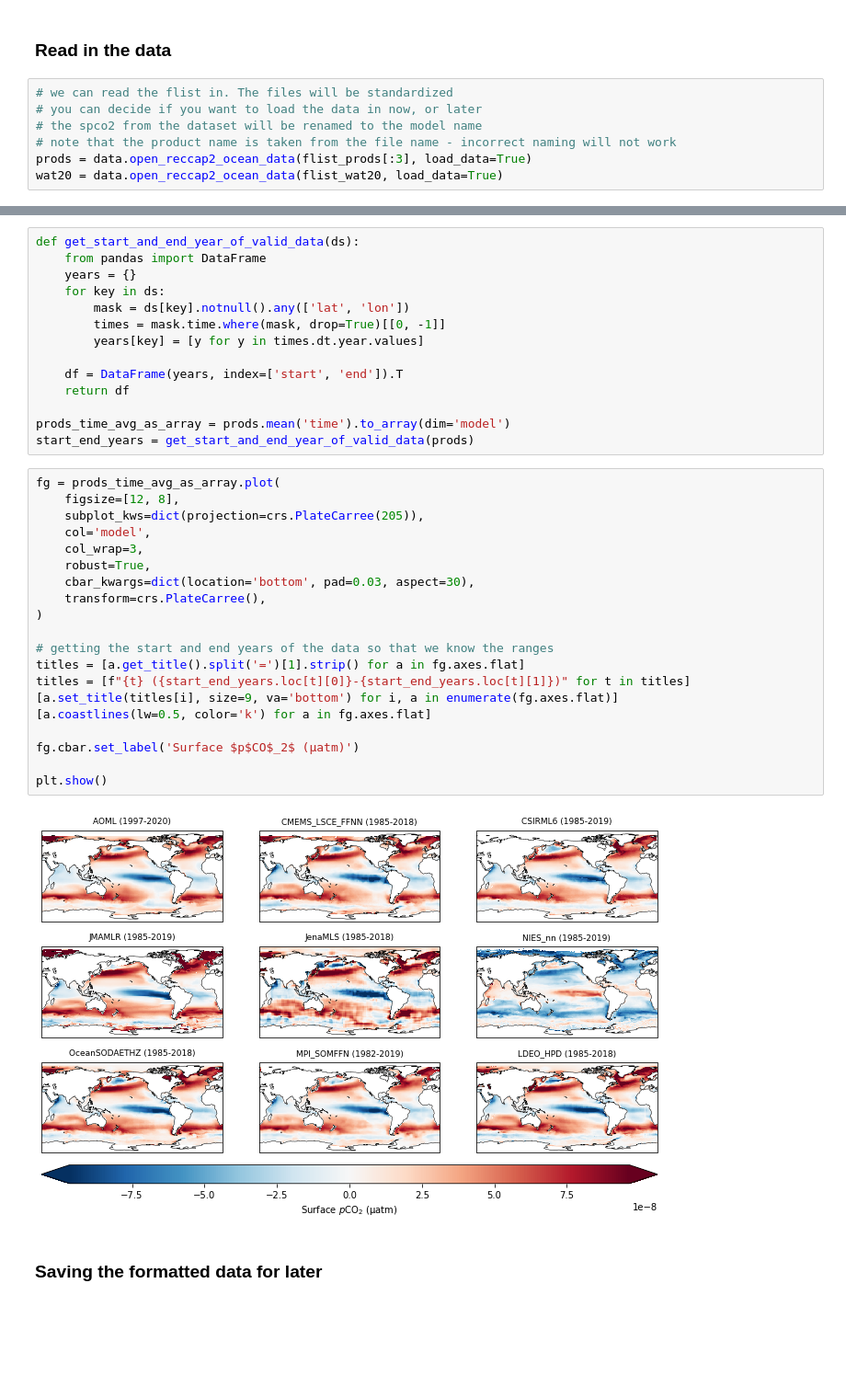
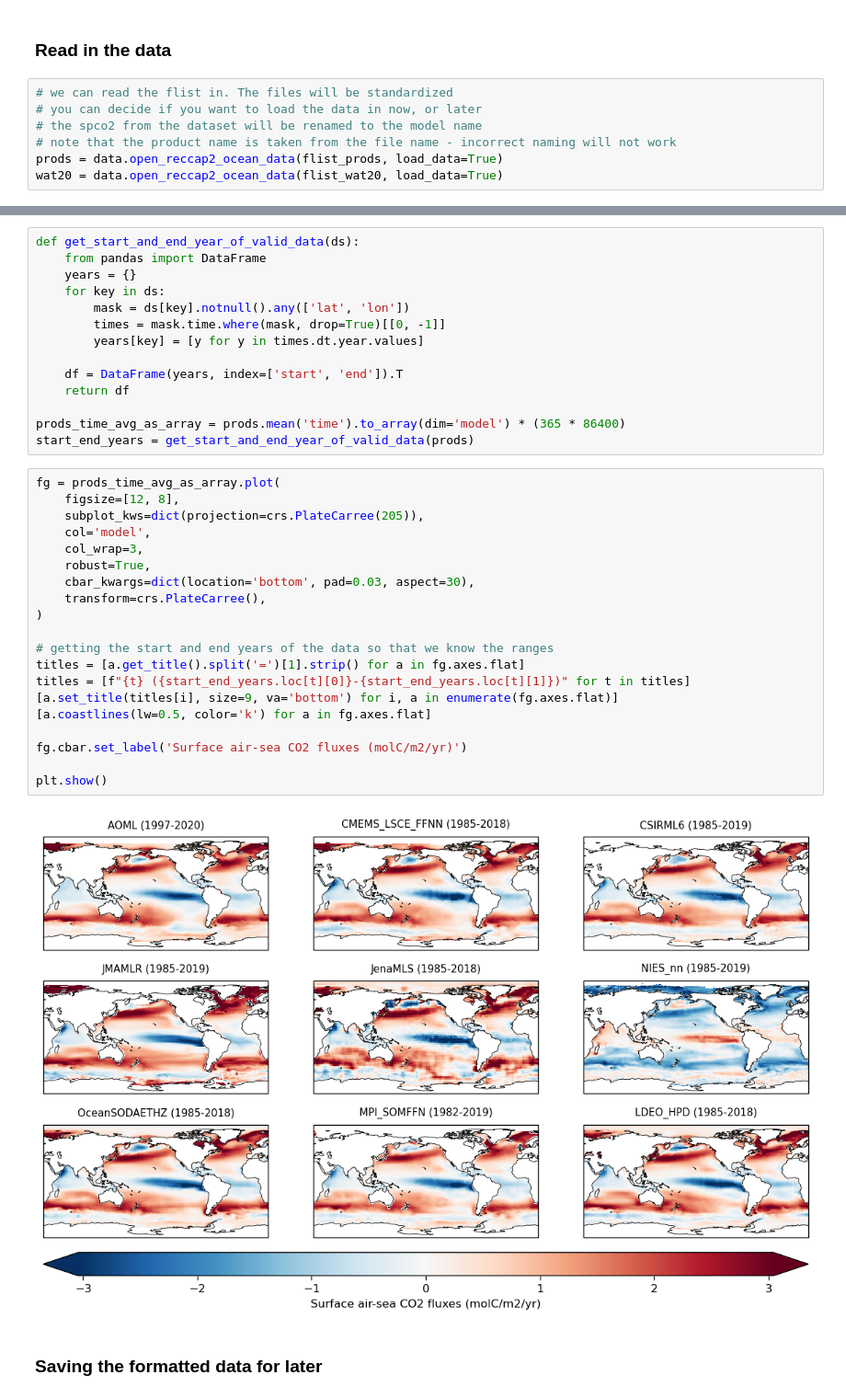
Before and after one commit to RECCAP2-ocean/R2-scripts, a Jupyter notebook: notebooks/python_workflow_example.ipynb, the cells around one changed output, grey strips where cells are left out. Shown at 92% size. Saved outputs shown, nothing was run; the diff lists cells and outputs as text; blank space fills up the shorter version.

```diff
--- a/notebooks/python_workflow_example.ipynb
+++ b/notebooks/python_workflow_example.ipynb
@@ -59,6 +59,6 @@ flist_wat20 = data.get_fnames_recursive_search(
 # you can decide if you want to load the data in now, or later
 # the spco2 from the dataset will be renamed to the model name
 # note that the product name is taken from the file name - incorrect naming will not work
-prods = data.open_reccap2_ocean_data(flist_prods[:3], load_data=True)
+prods = data.open_reccap2_ocean_data(flist_prods, load_data=True)
 wat20 = data.open_reccap2_ocean_data(flist_wat20, load_data=True)
 # %% [output]
@@ -96,30 +106,30 @@ def get_start_and_end_year_of_valid_data(ds):
     df = DataFrame(years, index=['start', 'end']).T
     return df
 
-prods_time_avg_as_array = prods.mean('time').to_array(dim='model')
+prods_time_avg_as_array = prods.mean('time').to_array(dim='model') * (365 * 86400)
 start_end_years = get_start_and_end_year_of_valid_data(prods)
 # %%
 fg = prods_time_avg_as_array.plot(
     figsize=[12, 8],
     subplot_kws=dict(projection=crs.PlateCarree(205)),
     col='model',
     col_wrap=3,
     robust=True,
     cbar_kwargs=dict(location='bottom', pad=0.03, aspect=30),
     transform=crs.PlateCarree(),
 )
 
 # getting the start and end years of the data so that we know the ranges
 titles = [a.get_title().split('=')[1].strip() for a in fg.axes.flat]
 titles = [f"{t} ({start_end_years.loc[t][0]}-{start_end_years.loc[t][1]})" for t in titles]
 [a.set_title(titles[i], size=9, va='bottom') for i, a in enumerate(fg.axes.flat)]
 [a.coastlines(lw=0.5, color='k') for a in fg.axes.flat]
 
-fg.cbar.set_label('Surface $p$CO$_2$ (µatm)')
+fg.cbar.set_label('Surface air-sea CO2 fluxes (molC/m2/yr)')
 
 plt.show()
 # %% [output]
-[figure, old version]
+[figure, new version]
 # %% [markdown]
 ### Saving the formatted data for later
 # %%
```
Also changed, not shown: parts of 8 cells of this notebook.
